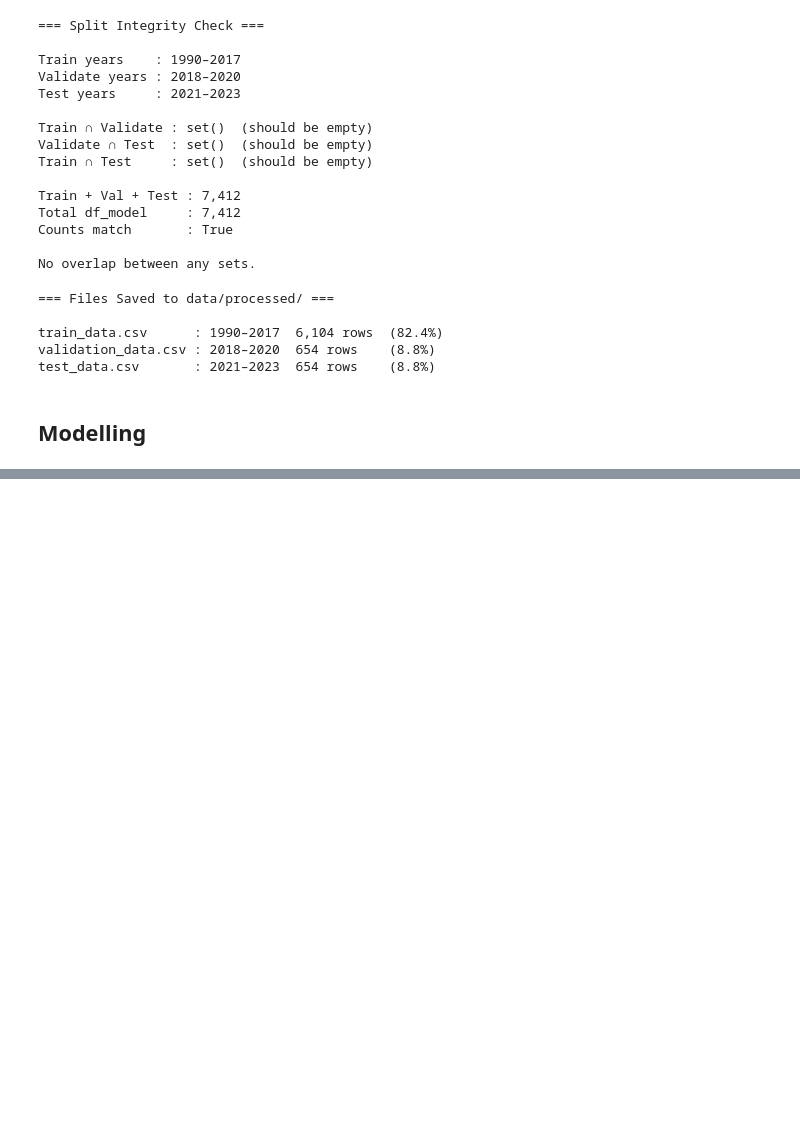
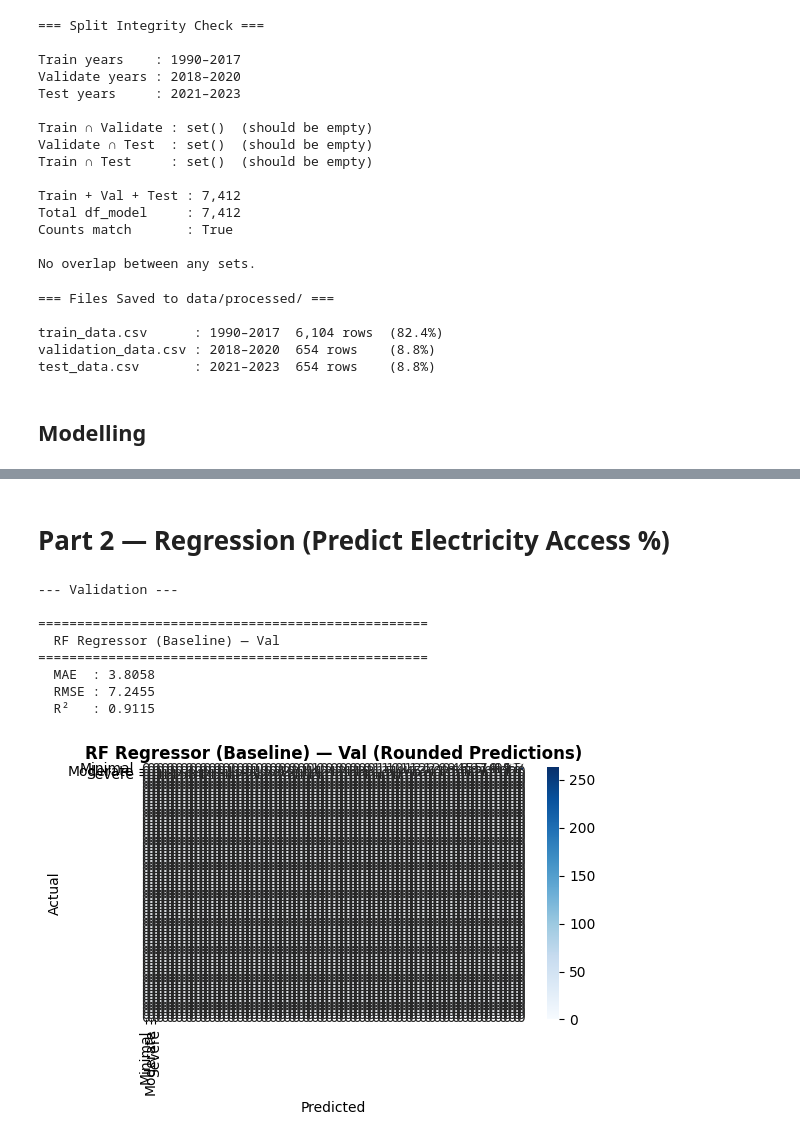
Before and after one commit to npydipati/CAP5771_npydipati, a Jupyter notebook: data_modeling.ipynb, the cells around one changed output, grey strips where cells are left out. Cells and saved outputs as stored; diff of their text form; code cells hidden in the pictures; blank space fills up the shorter version.

```diff
--- a/data_modeling.ipynb
+++ b/data_modeling.ipynb
@@ -464,0 +540,22 @@ Best classifier: XGBoost (0.9878)
+# %% [markdown]
+# Part 2 — Regression (Predict Electricity Access %)
+# %%
+# Baseline: Random Forest Regressor
+rf_reg_base = RandomForestRegressor(n_estimators=100, random_state=42)
+rf_reg_base.fit(X_train, y_train_reg)
+
+# Evaluate on validation set
+
+print("--- Validation ---")
+val_pred_reg_base, mae_b, rmse_b, r2_b = eval_regressor(rf_reg_base, X_val, y_val_reg, "RF Regressor (Baseline) — Val")
+plot_confusion(y_val_cls, rf_reg_base.predict(X_val).round().astype(int), "RF Regressor (Baseline) — Val (Rounded Predictions)")
+# %% [output]
+--- Validation ---
+
+==================================================
+  RF Regressor (Baseline) — Val
+==================================================
+  MAE  : 3.8058
+  RMSE : 7.2455
+  R²   : 0.9115
+[figure, added]
```
Also changed, not shown: parts of 23 cells of this notebook.
